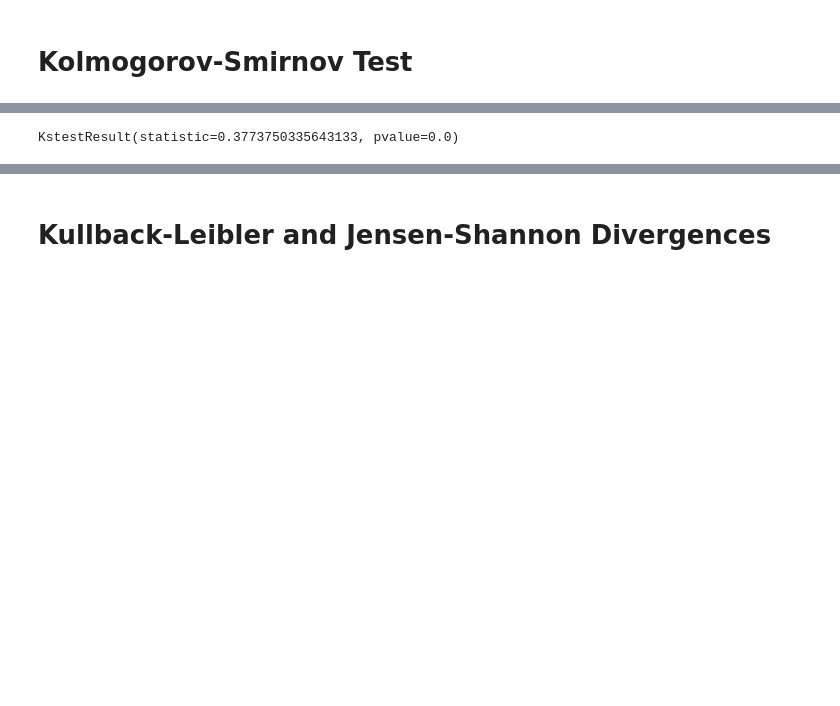
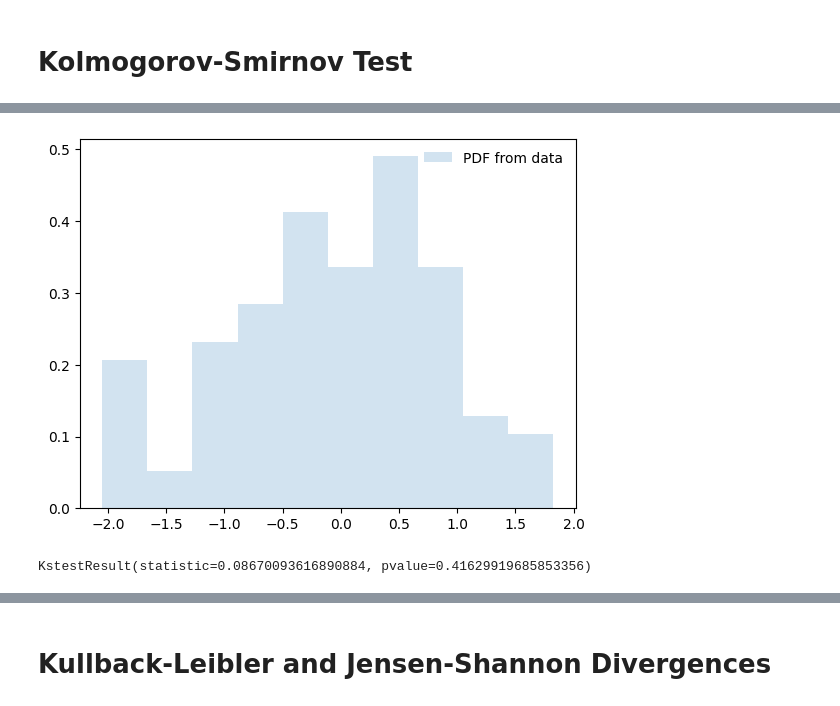
Before and after one commit to jpcreis15/MLOps-code, a Jupyter notebook: Univariate Analysis.ipynb, the cells around one changed output, grey strips where cells are left out. Drawn from its saved outputs; the diff is of its cells as text; code cells hidden in the pictures; blank space fills up the shorter version.

```diff
--- a/Univariate Analysis.ipynb
+++ b/Univariate Analysis.ipynb
@@ -1,9 +1,10 @@
 # %% [markdown]
 # Kolmogorov-Smirnov Test
 # %%
-%matplotlib notebook
 import numpy as np
 from scipy import stats
+import matplotlib.pyplot as plt
+from scipy.stats import norm
 
 def calc_pdf(data, bins=10):
     # getting data of the histogram
@@ -19,10 +20,11 @@ def calc_cdf(data, bins=10):
 rng = np.random.default_rng()
 
 r = stats.norm.rvs(loc=0, scale=1, size=100)
+# r = np.linspace(0,10)
 fig, ax = plt.subplots(1, 1)
 ax.hist(r, density=True, histtype='stepfilled', alpha=0.2, label="PDF from data")
 ax.legend(loc='best', frameon=False)
 plt.show()
 
-stats.kstest(x, 'norm')
+stats.kstest(r, 'norm')
 # %% [output]
@@ -31,4 +31,5 @@ stats.kstest(x, 'norm')
+[figure, added]
-KstestResult(statistic=0.3773750335643133, pvalue=0.0)
+KstestResult(statistic=0.08670093616890884, pvalue=0.41629919685853356)
 # %%
 ###########################################
 # KS One-Sample test
```
Also changed, not shown: parts of 8 cells of this notebook, 4 other files.
